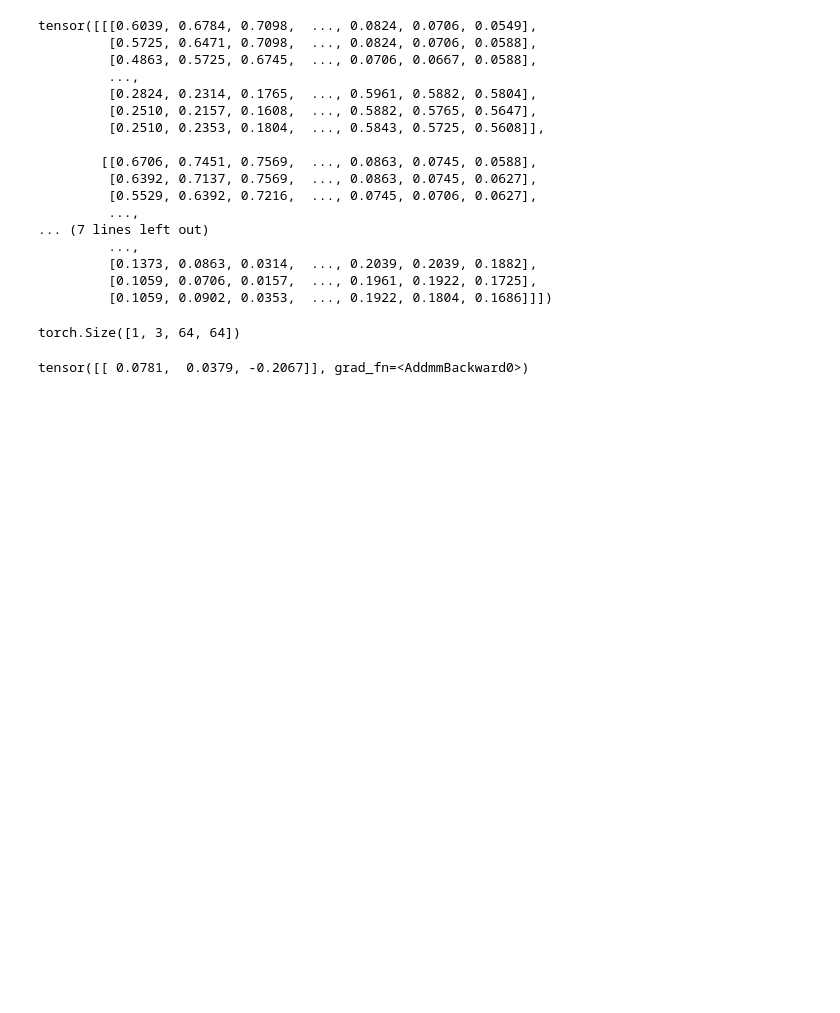
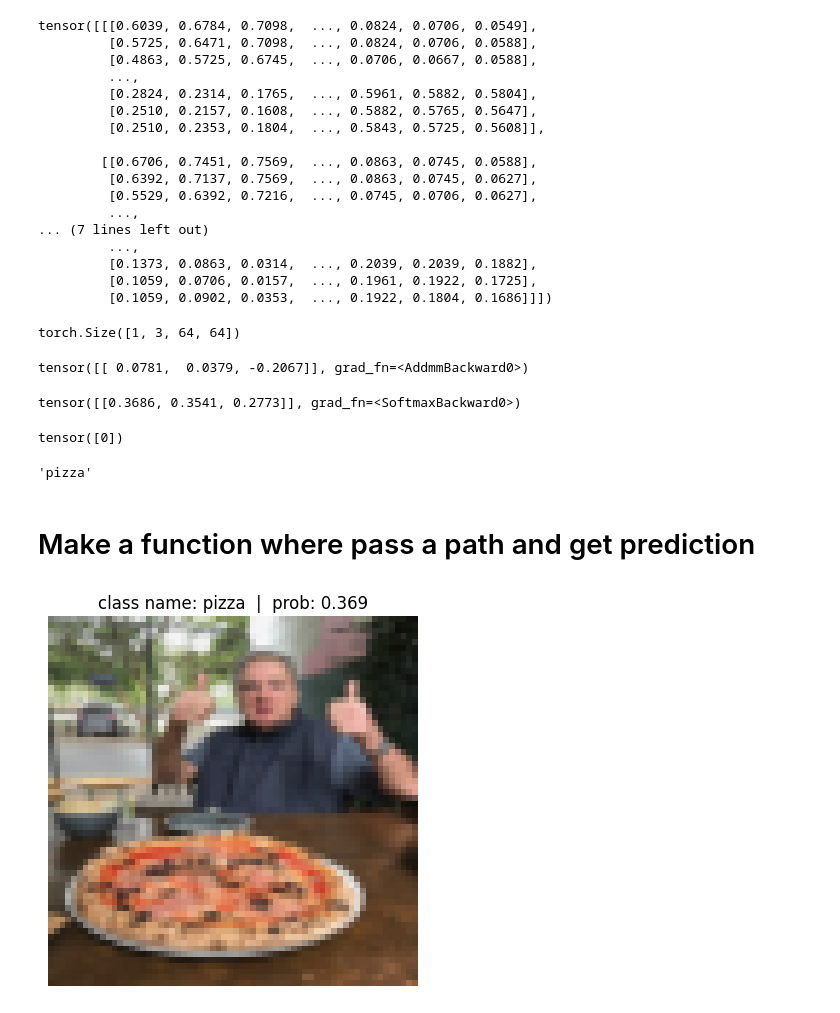
Before and after one commit to Imran1hp/Food-Recognition-Deep-Learning-model, a Jupyter notebook: Food_recognition_Deep_Learning.ipynb, the cells around one changed output. Drawn from its saved outputs; the diff is of its cells as text; code cells hidden in the pictures; blank space fills up the shorter version.

```diff
--- a/Food_recognition_Deep_Learning.ipynb
+++ b/Food_recognition_Deep_Learning.ipynb
@@ -1122,6 +1090,56 @@ torch.Size([1, 3, 64, 64])
 # %%
 model_1.eval()
 
-model_1(img_transform.to(device))
+y_preds = model_1(img_transform.to(device))
+y_preds
 # %% [output]
 tensor([[ 0.0781,  0.0379, -0.2067]], grad_fn=<AddmmBackward0>)
+# %%
+y_pred_probs = torch.softmax(y_preds ,dim =1 )
+y_pred_probs
+# %% [output]
+tensor([[0.3686, 0.3541, 0.2773]], grad_fn=<SoftmaxBackward0>)
+# %%
+y_label = torch.argmax(y_pred_probs , dim=1)
+y_label
+# %% [output]
+tensor([0])
+# %%
+class_names[y_label]
+# %% [output]
+'pizza'
+# %% [markdown]
+# Make a function where pass a path and get prediction
+# %%
+def plot_and_pred_img(model , image_path ,class_name = class_names, transforms=None, device = device ):
+
+
+
+  target_img =torchvision.io.read_image(str(image_path)).type(torch.float32)/255
+
+  if transforms:
+    target_image = transforms(target_img)
+
+  model.to(device)
+
+
+  model.eval()
+  with torch.inference_mode():
+
+    target_image = target_image.unsqueeze(0)
+
+    y_preds = model(target_image.to(device))
+
+    y_pred_probs = torch.softmax(y_preds ,dim=1)
+
+    y_label = torch.argmax(y_pred_probs , dim=1 )
+
+
+  plt.imshow(target_image.squeeze().permute(1,2,0))
+
+  plt.title( f"class name: {class_name[y_label]}  |  prob: {y_pred_probs.max():.3f}")
+  plt.axis(False)
+# %%
+plot_and_pred_img( model = model_1 , image_path = custom_image_path , transforms = custom_img_transform)
+# %% [output]
+[figure, added]
```
Also changed, not shown: parts of 2 cells of this notebook.
